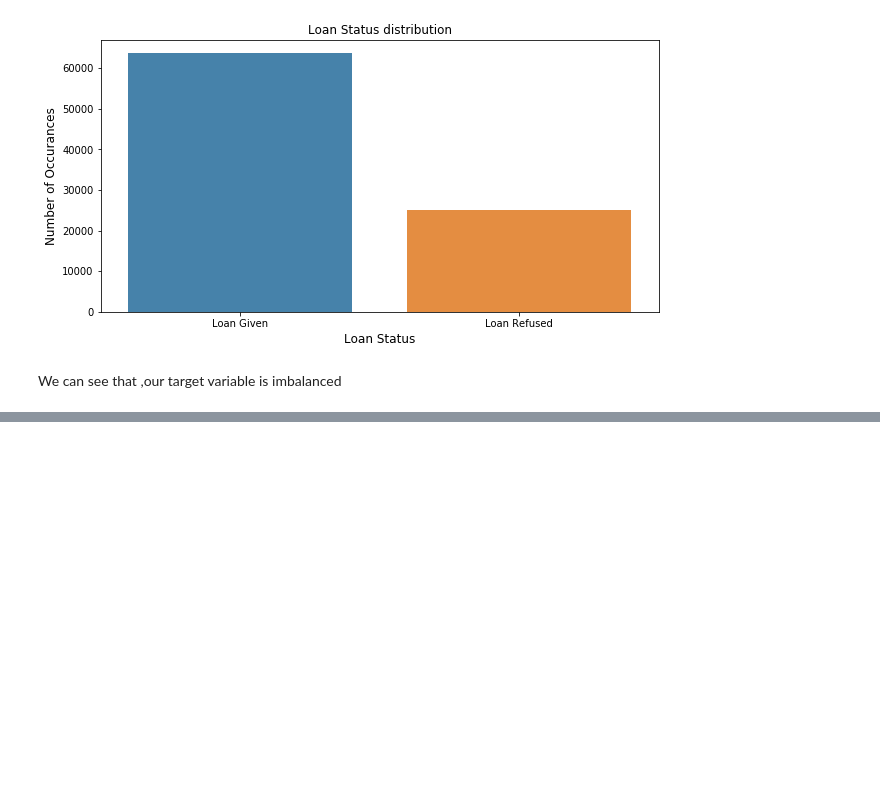
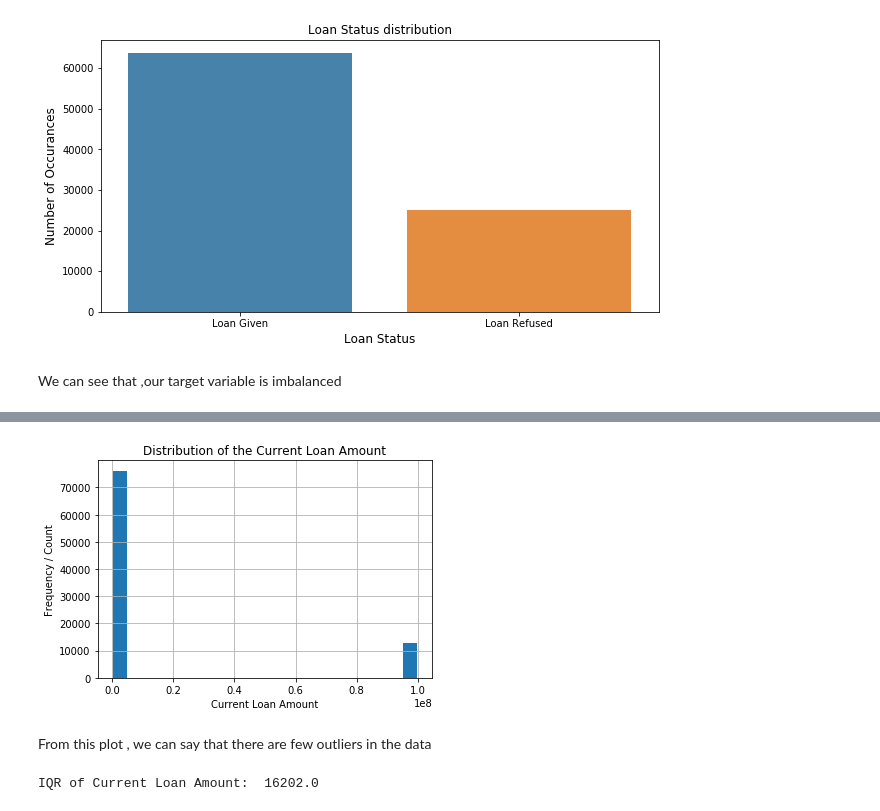
Before and after one commit to sukesh-reddy/Loan-Eligibility-Prediction-Using-Gradient-Boosting-Classifier, a Jupyter notebook: Loan Prediction.ipynb, the cells around one changed output, grey strips where cells are left out. Saved outputs shown, nothing was run; the diff lists cells and outputs as text; code cells hidden in the pictures; blank space fills up the shorter version.

```diff
--- a/Loan Prediction.ipynb
+++ b/Loan Prediction.ipynb
@@ -150,0 +165,20 @@ We can see that ,our target variable is imbalanced
+# %%
+data['Current Loan Amount'].plot.hist(grid=True,
+                                     bins=20,
+                                     rwidth=0.9)
+plt.title('Distribution of the Current Loan Amount')
+plt.xlabel('Current Loan Amount')
+plt.ylabel('Frequency / Count')
+plt.savefig('D:\\github\\6-Loan Eligibility Prediction\\Loan-Eligibility-Prediction-Using-Gradient-Boosting-Classifier\\plots\\2_custLoanAmt_Distribution_outliers.png')
+# %% [output]
+[figure, added]
+# %% [markdown]
+From this plot , we can say that there are few outliers in the data
+# %%
+# finding the outliers
+q1 = data['Current Loan Amount'].quantile(0.25)
+q3 = data['Current Loan Amount'].quantile(0.75)
+iqr = q3 - q1
+print('IQR of Current Loan Amount: ',iqr)
+# %% [output]
+IQR of Current Loan Amount:  16202.0
```
Also changed, not shown: parts of 9 cells of this notebook, 2 other files.
